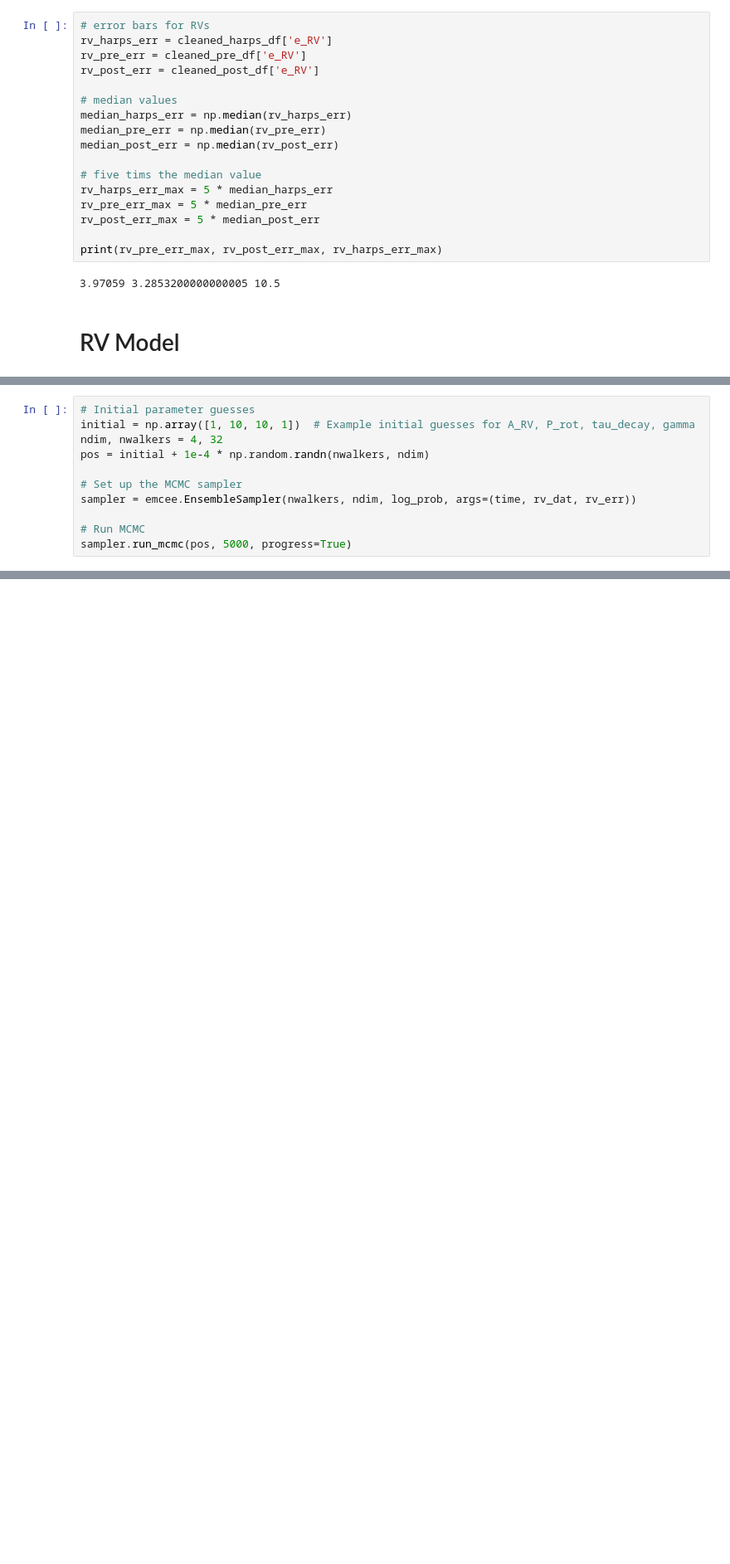
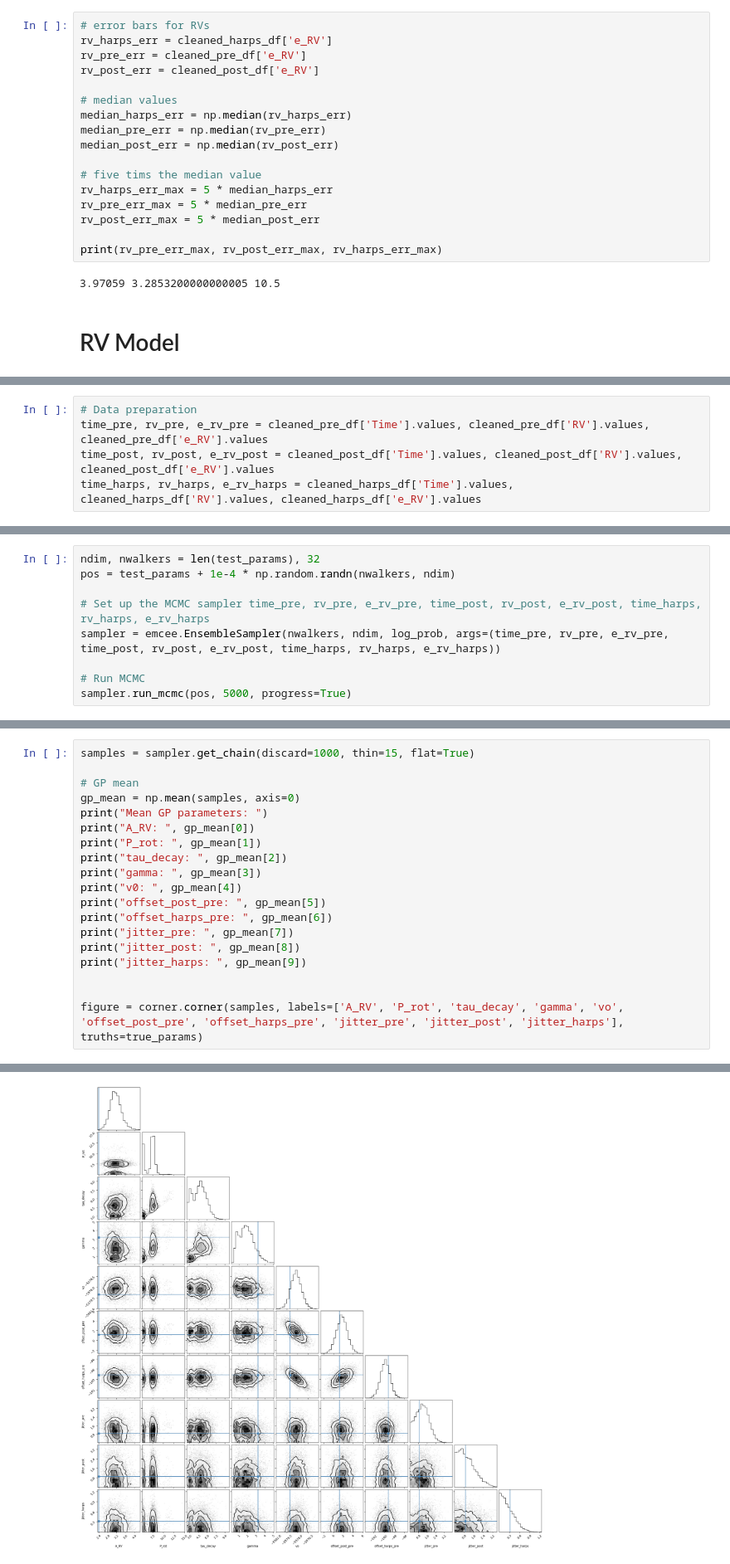
Before and after one commit to MaxTalberg/RV-detection-of-L98-59, a Jupyter notebook: notebooks/fittedRV.ipynb, the cells around one changed output, grey strips where cells are left out. Shown at 83% size. Drawn from its saved outputs; the diff is of its cells as text; blank space fills up the shorter version.

```diff
--- a/notebooks/fittedRV.ipynb
+++ b/notebooks/fittedRV.ipynb
@@ -192,0 +211,5 @@ rv_err = combined_df['e_RV'].values
+# %%
+# Data preparation
+time_pre, rv_pre, e_rv_pre = cleaned_pre_df['Time'].values, cleaned_pre_df['RV'].values, cleaned_pre_df['e_RV'].values
+time_post, rv_post, e_rv_post = cleaned_post_df['Time'].values, cleaned_post_df['RV'].values, cleaned_post_df['e_RV'].values
+time_harps, rv_harps, e_rv_harps = cleaned_harps_df['Time'].values, cleaned_harps_df['RV'].values, cleaned_harps_df['e_RV'].values
@@ -272,11 +414,9 @@ def log_prob(params, *args):
 # %%
-# Initial parameter guesses
-initial = np.array([1, 10, 10, 1])  # Example initial guesses for A_RV, P_rot, tau_decay, gamma
-ndim, nwalkers = 4, 32
-pos = initial + 1e-4 * np.random.randn(nwalkers, ndim)
+ndim, nwalkers = len(test_params), 32
+pos = test_params + 1e-4 * np.random.randn(nwalkers, ndim)
 
-# Set up the MCMC sampler
-sampler = emcee.EnsembleSampler(nwalkers, ndim, log_prob, args=(time, rv_dat, rv_err))
+# Set up the MCMC sampler time_pre, rv_pre, e_rv_pre, time_post, rv_post, e_rv_post, time_harps, rv_harps, e_rv_harps
+sampler = emcee.EnsembleSampler(nwalkers, ndim, log_prob, args=(time_pre, rv_pre, e_rv_pre, time_post, rv_post, e_rv_post, time_harps, rv_harps, e_rv_harps))
 
 # Run MCMC
 sampler.run_mcmc(pos, 5000, progress=True)
@@ -306,0 +441,20 @@ figure = corner.corner(samples, labels=["$A_{RV}$", "$P_{rot}$", "$\\tau_{decay}
+# %%
+samples = sampler.get_chain(discard=1000, thin=15, flat=True)
+
+# GP mean
+gp_mean = np.mean(samples, axis=0)
+print("Mean GP parameters: ")
+print("A_RV: ", gp_mean[0])
+print("P_rot: ", gp_mean[1])
+print("tau_decay: ", gp_mean[2])
+print("gamma: ", gp_mean[3])
+print("v0: ", gp_mean[4])
+print("offset_post_pre: ", gp_mean[5])
+print("offset_harps_pre: ", gp_mean[6])
+print("jitter_pre: ", gp_mean[7])
+print("jitter_post: ", gp_mean[8])
+print("jitter_harps: ", gp_mean[9])
+
+
+figure = corner.corner(samples, labels=['A_RV', 'P_rot', 'tau_decay', 'gamma', 'vo', 'offset_post_pre', 'offset_harps_pre', 'jitter_pre', 'jitter_post', 'jitter_harps'], truths=true_params)
+# %% [output]
@@ -306,0 +472 @@ figure = corner.corner(samples, labels=["$A_{RV}$", "$P_{rot}$", "$\\tau_{decay}
+[figure, added]
```
Also changed, not shown: parts of 17 cells of this notebook.
